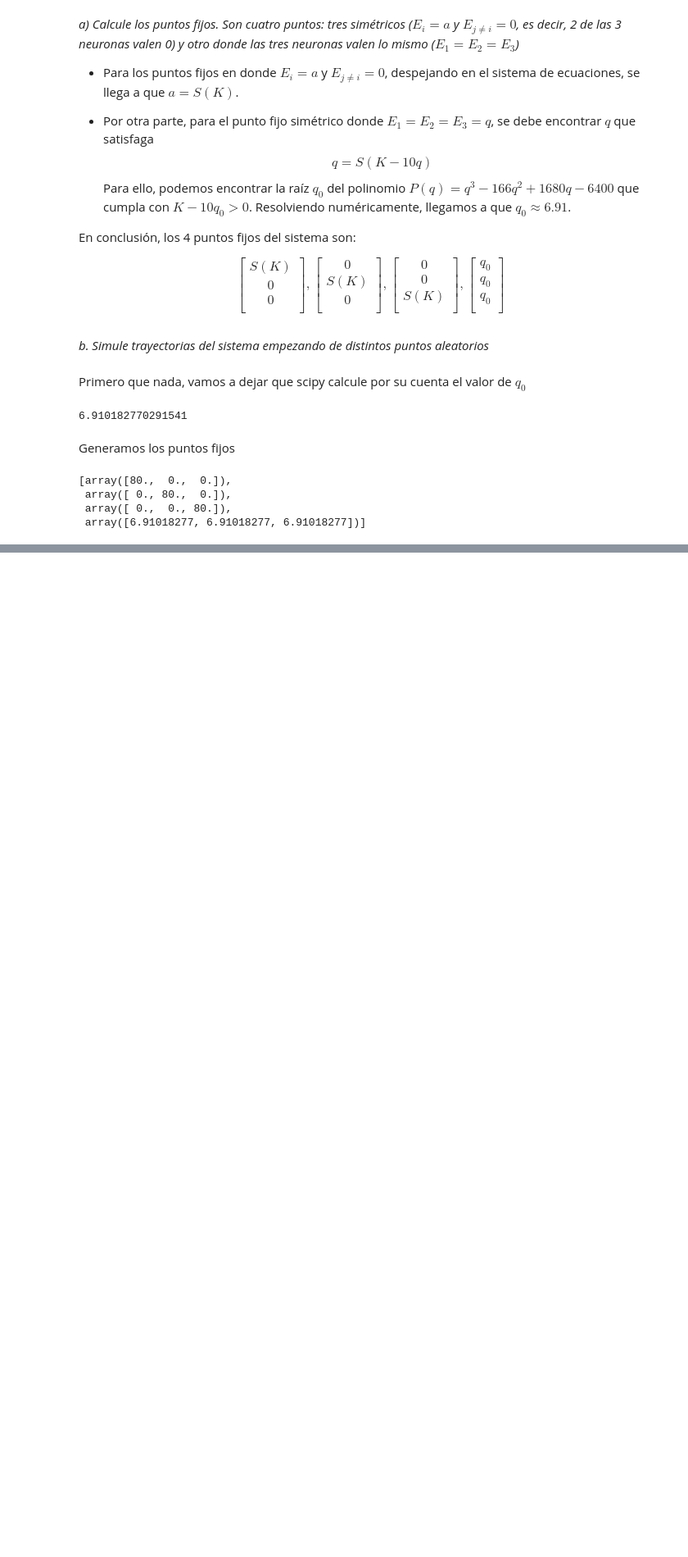
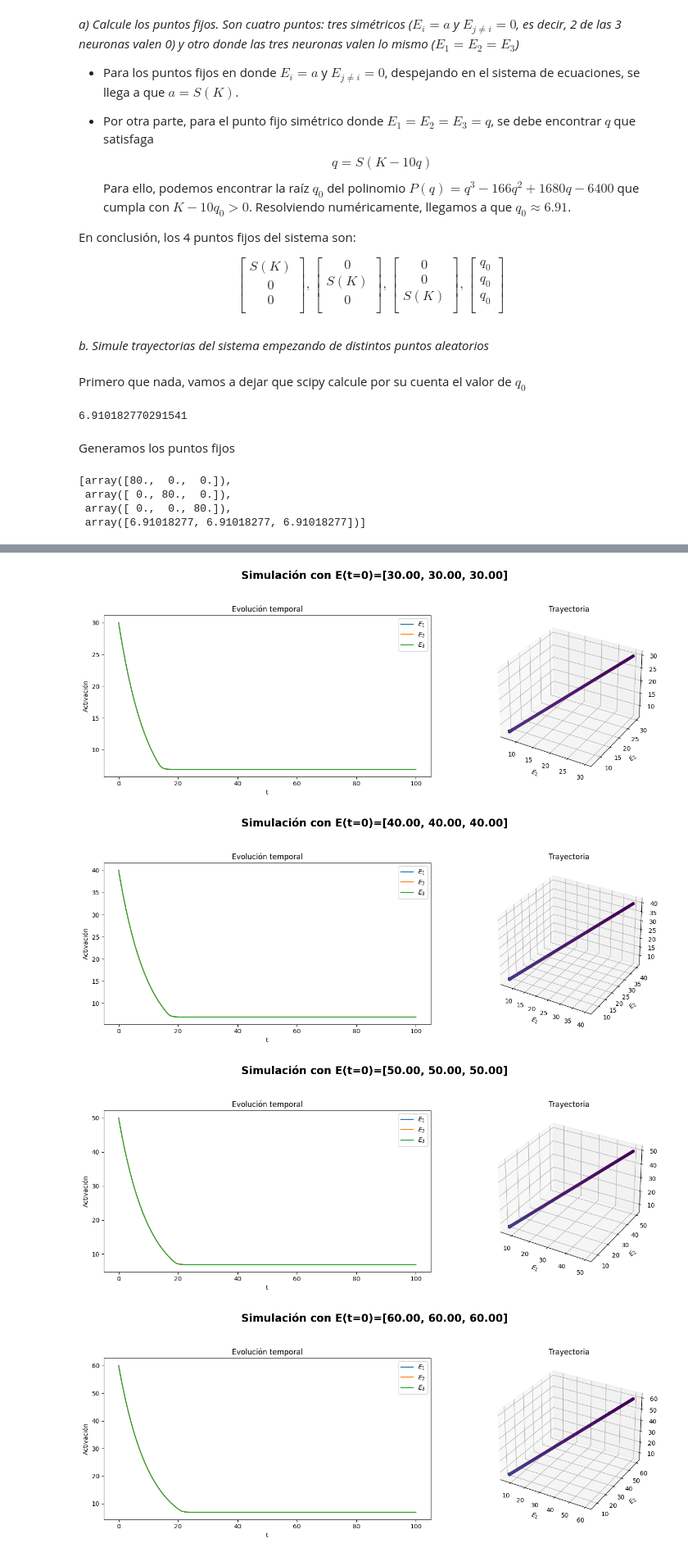
Before and after one commit to gonzagrau/Neuro-16-82, a Jupyter notebook: Sistemas dinamicos/TP3_GONZALO_GRAU.ipynb, the cells around one changed output, grey strips where cells are left out. Shown at 82% size. Drawn from its saved outputs; the diff is of its cells as text; code cells hidden in the pictures; blank space fills up the shorter version.

```diff
--- a/Sistemas dinamicos/TP3_GONZALO_GRAU.ipynb
+++ b/Sistemas dinamicos/TP3_GONZALO_GRAU.ipynb
@@ -480,0 +514,11 @@ plot_E(t_samples, E)
+# %%
+for x in range(30, 80, 10):
+    E_0 = np.array([x, x, x])
+    E_0_str = '[' + ', '.join([f"{num:.2f}" for num in E_0]) + ']'
+    E_simetrico = ruku4(t_samples, dE_dt, E_0)
+    plot_E(t_samples, E_simetrico, suptitle=f"Simulación con E(t=0)={E_0_str}")
+# %% [output]
+[figure, added]
+[figure, added]
+[figure, added]
+[figure, added]
```
Also changed, not shown: parts of 18 cells of this notebook.
